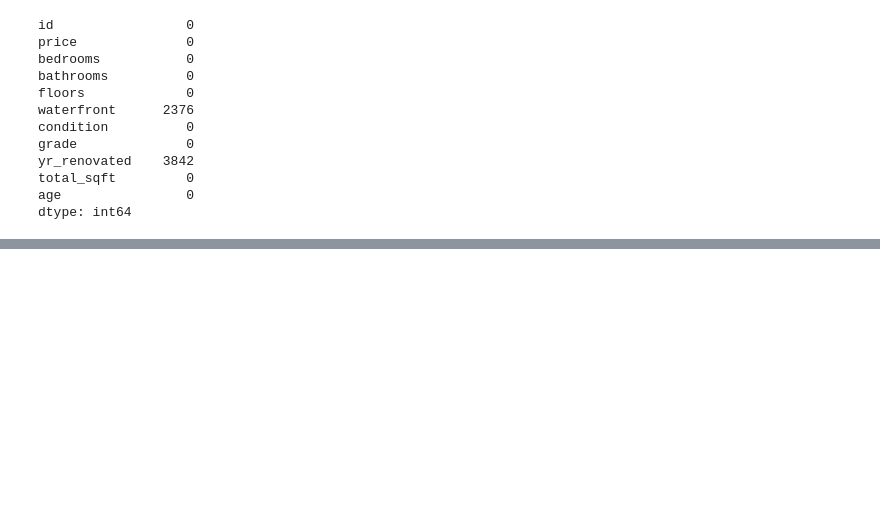
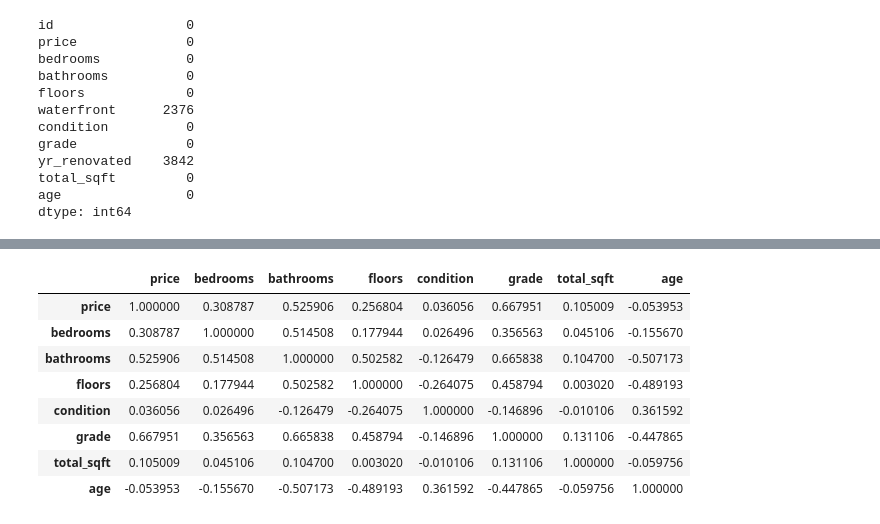
Before and after one commit to Leila-Nyambura/king-county-house-price-prediction-LRM, a Jupyter notebook: Leonard.ipynb, the cells around one changed output, grey strips where cells are left out. Saved outputs shown, nothing was run; the diff lists cells and outputs as text; code cells hidden in the pictures; blank space fills up the shorter version.

```diff
--- a/Leonard.ipynb
+++ b/Leonard.ipynb
@@ -165,0 +211,12 @@ dtype: int64
+# %%
+df_transformed.corr()
+# %% [output]
+|  | price | bedrooms | bathrooms | floors | condition | grade | total_sqft | age |
+| price | 1.000000 | 0.308787 | 0.525906 | 0.256804 | 0.036056 | 0.667951 | 0.105009 | -0.053953 |
+| bedrooms | 0.308787 | 1.000000 | 0.514508 | 0.177944 | 0.026496 | 0.356563 | 0.045106 | -0.155670 |
+| bathrooms | 0.525906 | 0.514508 | 1.000000 | 0.502582 | -0.126479 | 0.665838 | 0.104700 | -0.507173 |
+| floors | 0.256804 | 0.177944 | 0.502582 | 1.000000 | -0.264075 | 0.458794 | 0.003020 | -0.489193 |
+| condition | 0.036056 | 0.026496 | -0.126479 | -0.264075 | 1.000000 | -0.146896 | -0.010106 | 0.361592 |
+| grade | 0.667951 | 0.356563 | 0.665838 | 0.458794 | -0.146896 | 1.000000 | 0.131106 | -0.447865 |
+| total_sqft | 0.105009 | 0.045106 | 0.104700 | 0.003020 | -0.010106 | 0.131106 | 1.000000 | -0.059756 |
+| age | -0.053953 | -0.155670 | -0.507173 | -0.489193 | 0.361592 | -0.447865 | -0.059756 | 1.000000 |
```
Also changed, not shown: parts of 9 cells of this notebook.
